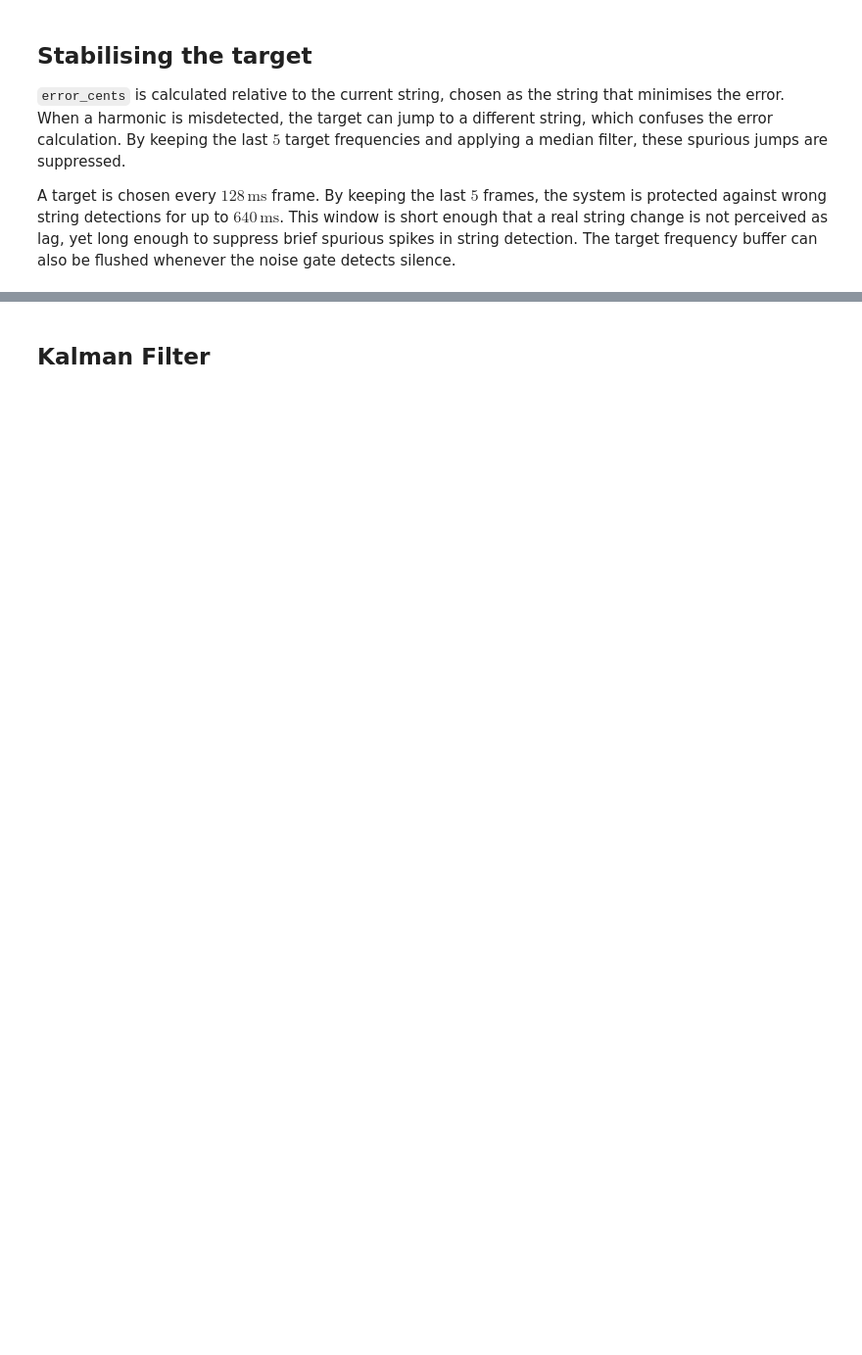
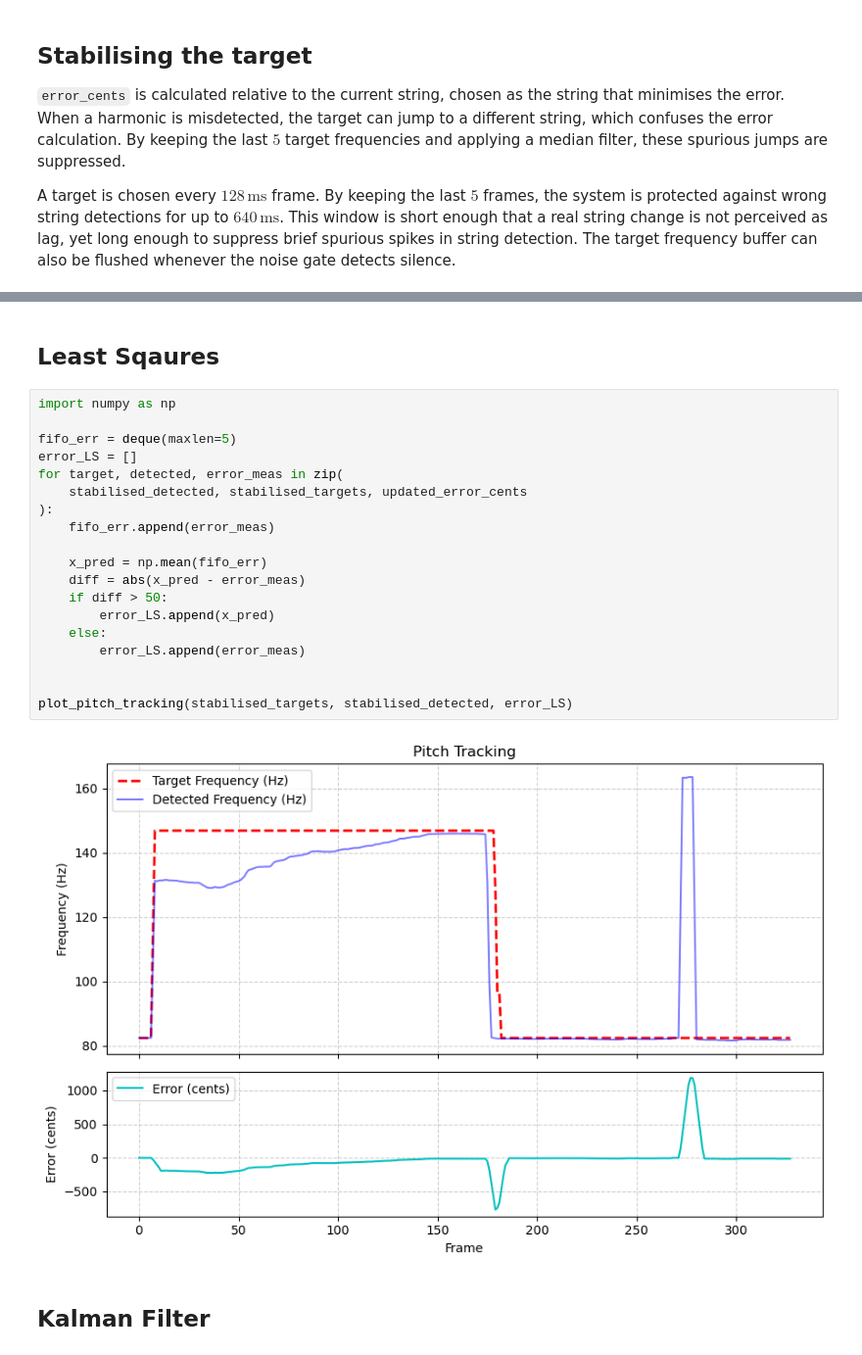
Before and after one commit to b-ashford/Auto-Tuner, a Jupyter notebook: docs/pitch_tracking.ipynb, the cells around one changed output, grey strips where cells are left out. Shown at 98% size. Saved outputs shown, nothing was run; the diff lists cells and outputs as text; blank space fills up the shorter version.

```diff
--- a/docs/pitch_tracking.ipynb
+++ b/docs/pitch_tracking.ipynb
@@ -127,3 +74,26 @@ plt.show()
+# %% [markdown]
+## Least Sqaures
+# %%
+import numpy as np
+
+fifo_err = deque(maxlen=5)
+error_LS = []
+for target, detected, error_meas in zip(
+    stabilised_detected, stabilised_targets, updated_error_cents
+):
+    fifo_err.append(error_meas)
+
+    x_pred = np.mean(fifo_err)
+    diff = abs(x_pred - error_meas)
+    if diff > 50:
+        error_LS.append(x_pred)
+    else:
+        error_LS.append(error_meas)
+
+
+plot_pitch_tracking(stabilised_targets, stabilised_detected, error_LS)
+# %% [output]
+[figure, added]
 # %% [markdown]
 ## Kalman Filter
 # %%
```
Also changed, not shown: parts of 3 cells of this notebook, 1 other file.
